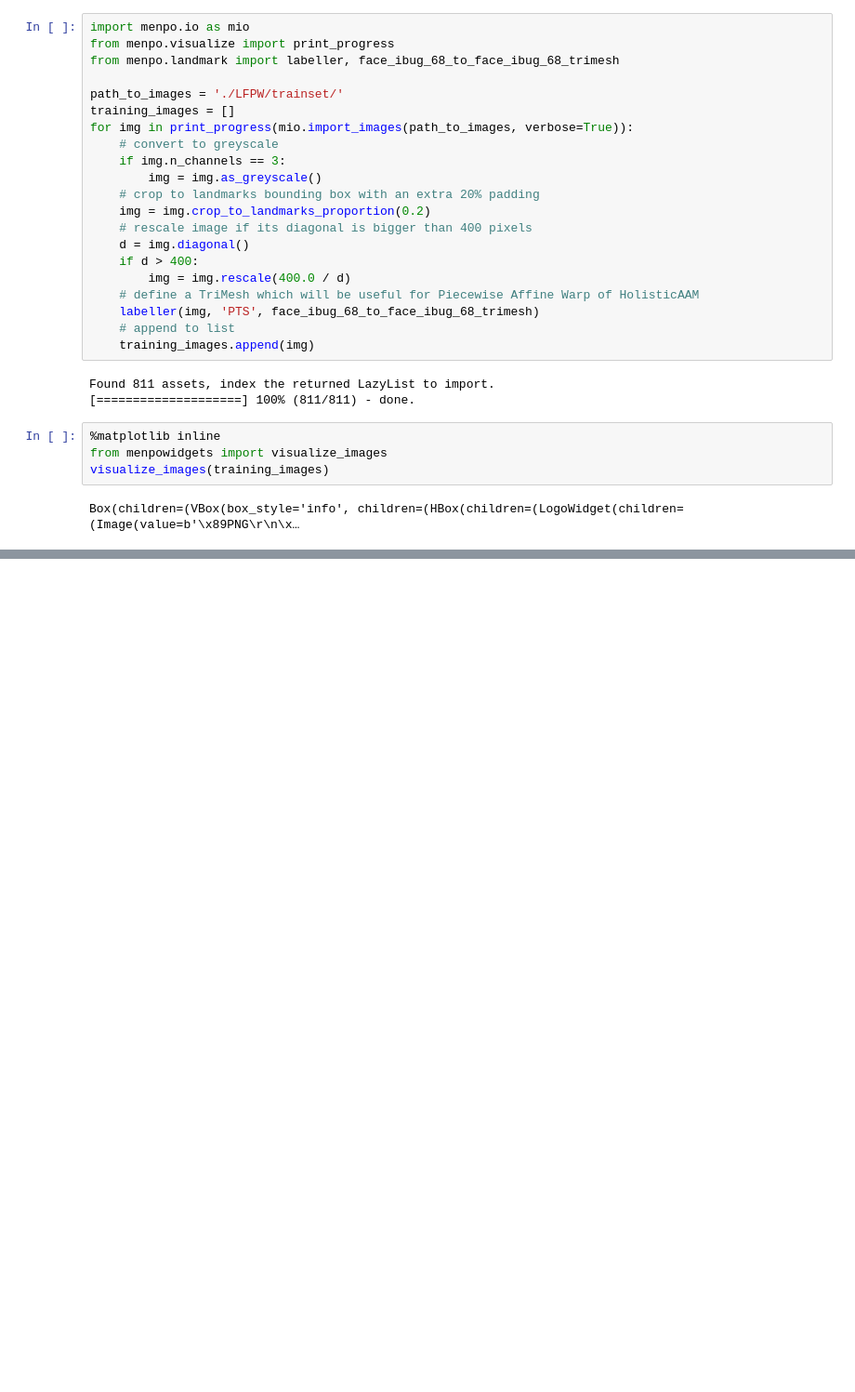
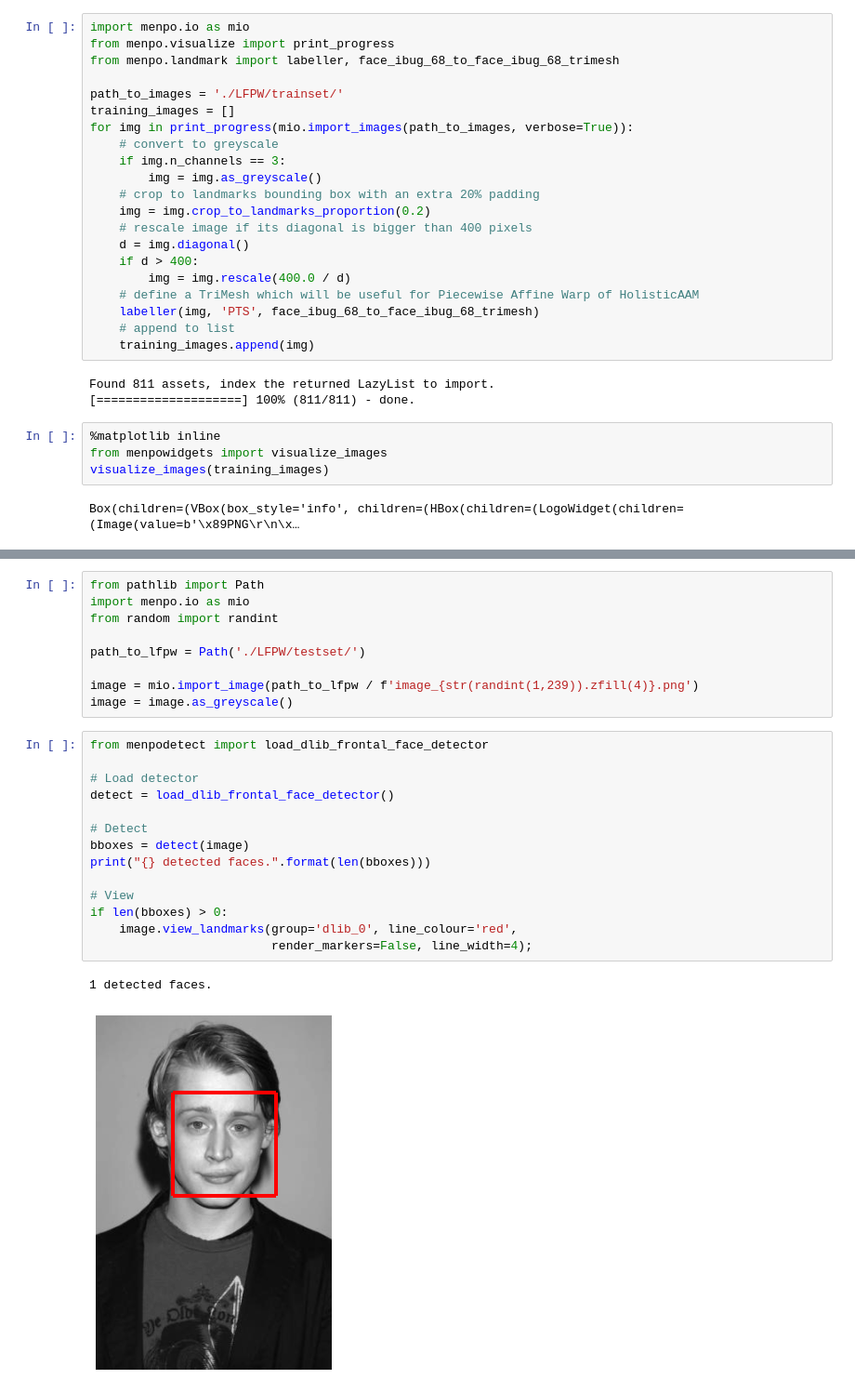
Before and after one commit to IrisStream/Active-Appearance-Model, a Jupyter notebook: main.ipynb, the cells around one changed output, grey strips where cells are left out. Shown at 93% size. Cells and saved outputs as stored; diff of their text form; blank space fills up the shorter version.

```diff
--- a/main.ipynb
+++ b/main.ipynb
@@ -41,0 +80,26 @@ ImportError: cannot import name 'visualize_shape_model'
+# %%
+from pathlib import Path
+import menpo.io as mio
+from random import randint
+
+path_to_lfpw = Path('./LFPW/testset/')
+
+image = mio.import_image(path_to_lfpw / f'image_{str(randint(1,239)).zfill(4)}.png')
+image = image.as_greyscale()
+# %%
+from menpodetect import load_dlib_frontal_face_detector
+
+# Load detector
+detect = load_dlib_frontal_face_detector()
+
+# Detect
+bboxes = detect(image)
+print("{} detected faces.".format(len(bboxes)))
+
+# View
+if len(bboxes) > 0:
+    image.view_landmarks(group='dlib_0', line_colour='red',
+                         render_markers=False, line_width=4);
+# %% [output]
+1 detected faces.
+[figure, added]
```
Also changed, not shown: parts of 8 cells of this notebook.
